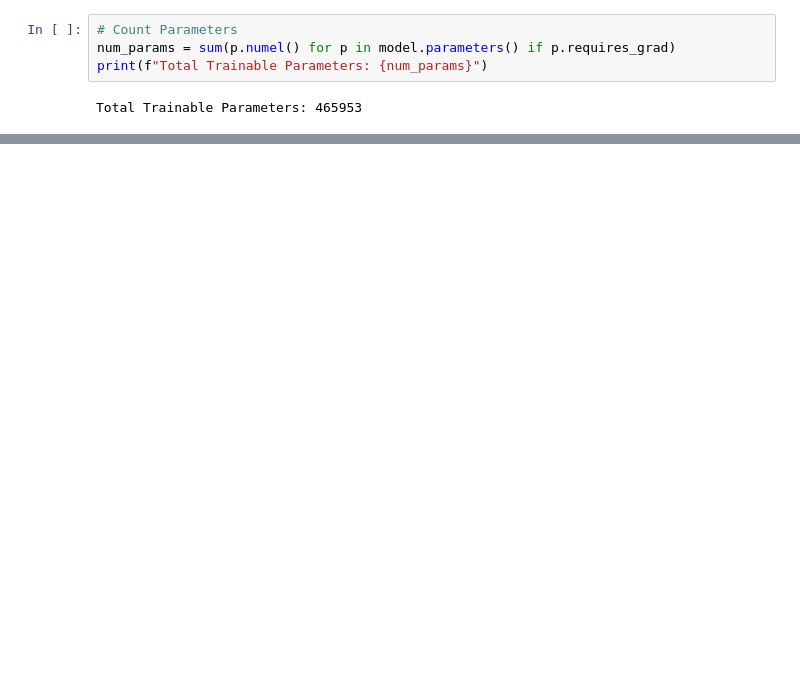
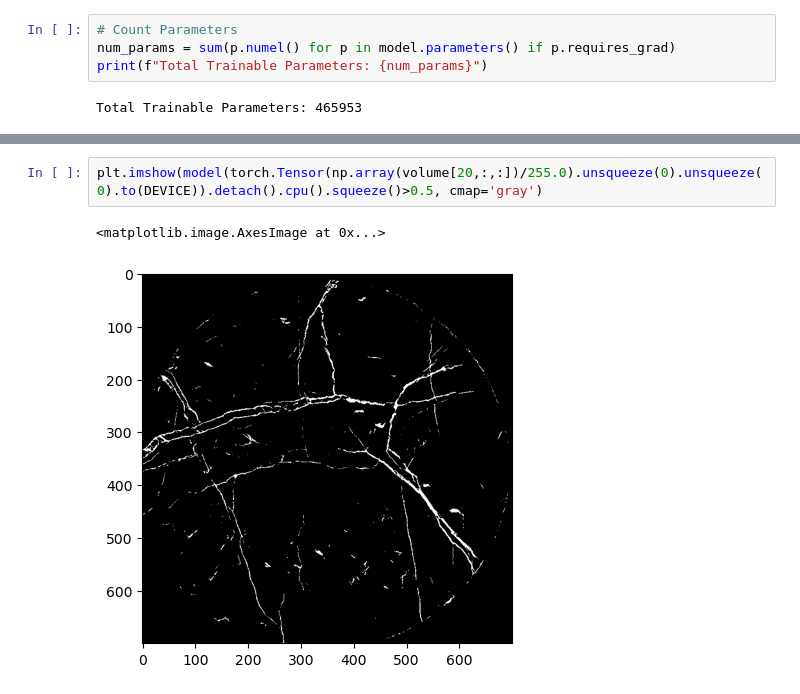
Before and after one commit to Ramyarzarza/Rock_CT_image, a Jupyter notebook: Synthetic image/synthetic image model.ipynb, the cells around one changed output, grey strips where cells are left out. Cells and saved outputs as stored; diff of their text form; blank space fills up the shorter version.

```diff
--- a/Synthetic image/synthetic image model.ipynb
+++ b/Synthetic image/synthetic image model.ipynb
@@ -198,0 +270,5 @@ torch.save(model, 'best_Unet.pt')
+# %%
+plt.imshow(model(torch.Tensor(np.array(volume[20,:,:])/255.0).unsqueeze(0).unsqueeze(0).to(DEVICE)).detach().cpu().squeeze()>0.5, cmap='gray')
+# %% [output]
+<matplotlib.image.AxesImage at 0x...>
+[figure, added]
```
Also changed, not shown: parts of 13 cells of this notebook, 16 other files.
